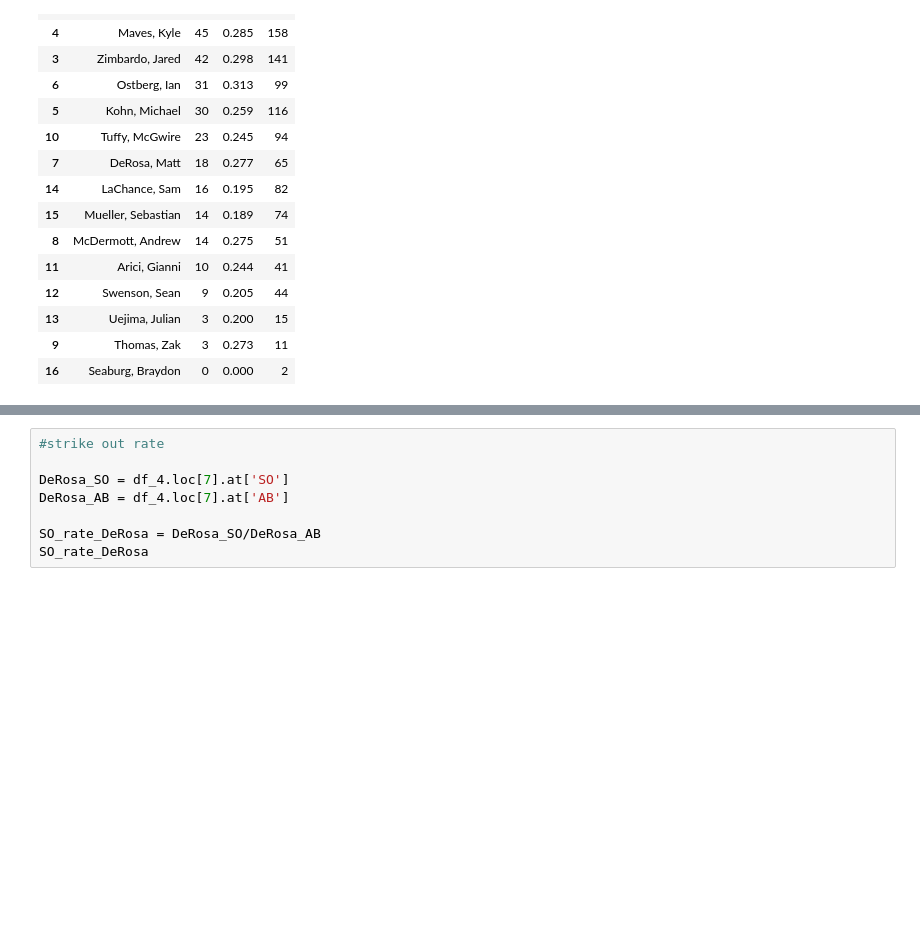
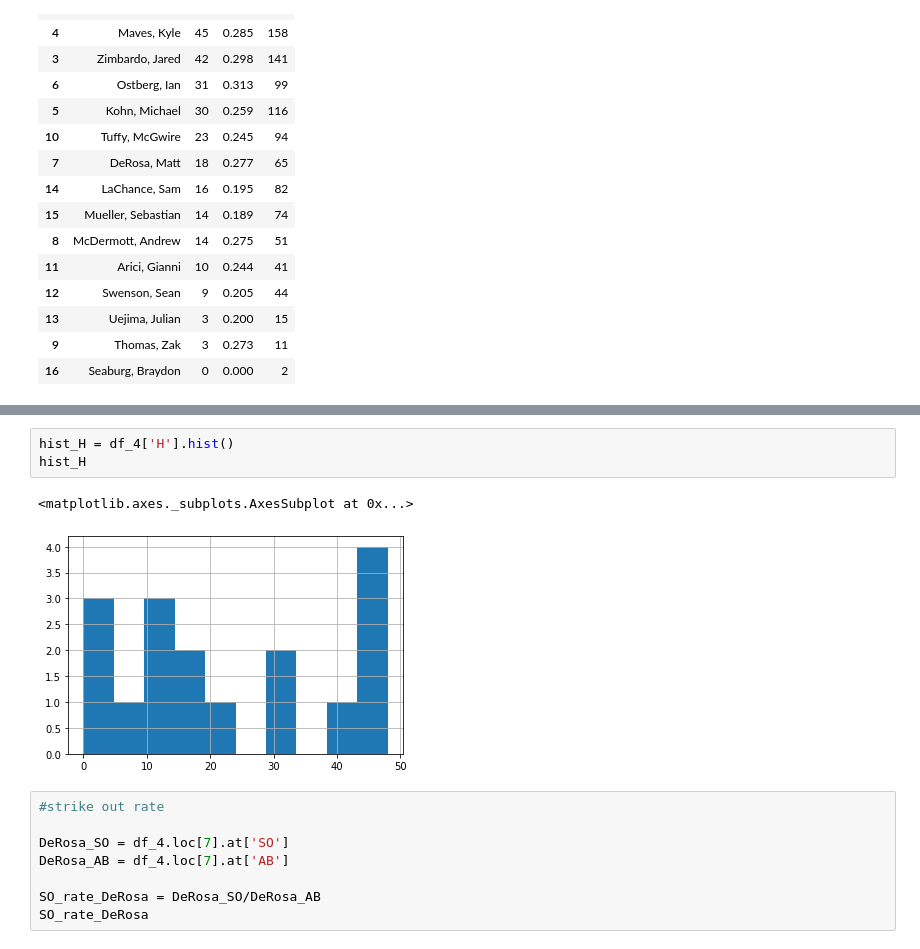
Before and after one commit to MicahlDeRosa/Baseball_stats, a Jupyter notebook: updated_data.ipynb, the cells around one changed output, grey strips where cells are left out. Saved outputs shown, nothing was run; the diff lists cells and outputs as text; blank space fills up the shorter version.

```diff
--- a/updated_data.ipynb
+++ b/updated_data.ipynb
@@ -43,3 +77,9 @@ df4_H[['Player', 'H', 'AVG', 'AB']]
+# %%
+hist_H = df_4['H'].hist()
+hist_H
+# %% [output]
+<matplotlib.axes._subplots.AxesSubplot at 0x...>
+[figure, added]
 # %%
 #strike out rate
 
```
Also changed, not shown: parts of 11 cells of this notebook.
